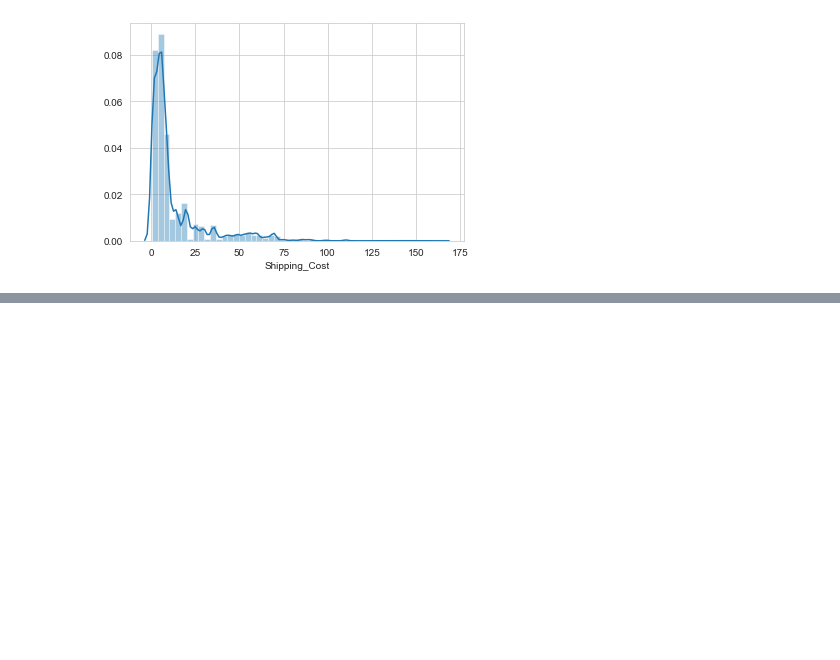
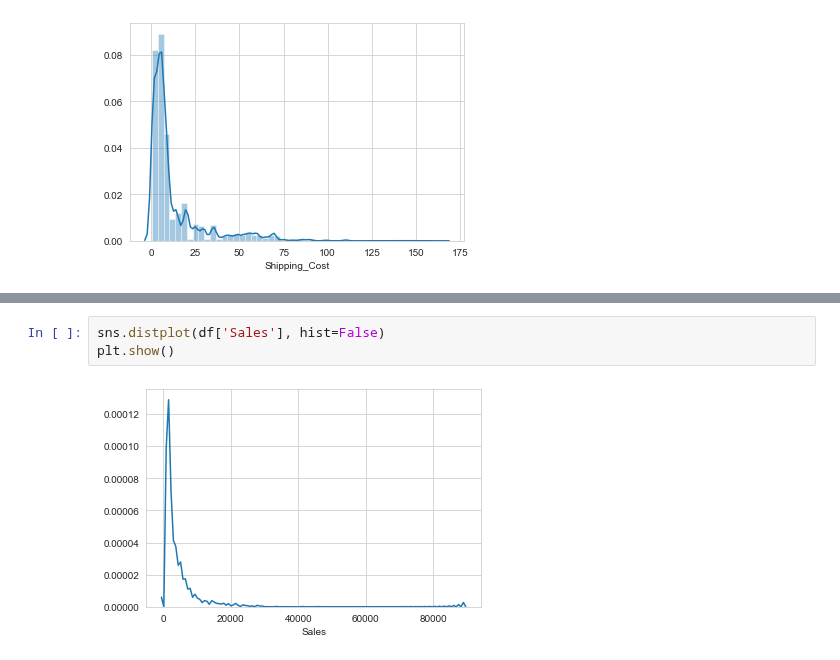
Before and after one commit to R-aryan/Machine_Learning_Crash_Course, a Jupyter notebook: Data Visualization/Seaborn_Introduction.ipynb, the cells around one changed output, grey strips where cells are left out. Cells and saved outputs as stored; diff of their text form; blank space fills up the shorter version.

```diff
--- a/Data Visualization/Seaborn_Introduction.ipynb
+++ b/Data Visualization/Seaborn_Introduction.ipynb
@@ -45,0 +55,5 @@ plt.show()
+# %%
+sns.distplot(df['Sales'], hist=False)
+plt.show()
+# %% [output]
+[figure, added]
```
Also changed, not shown: parts of 2 cells of this notebook.
